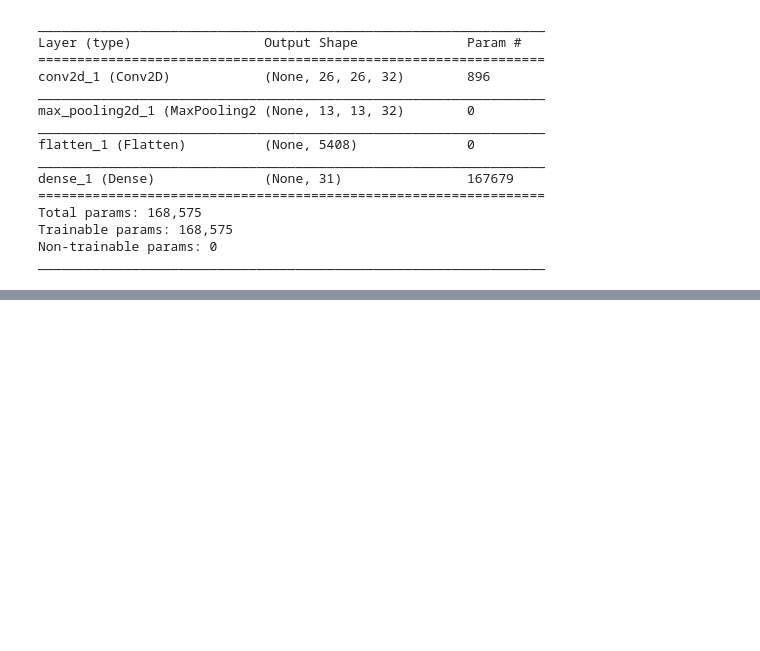
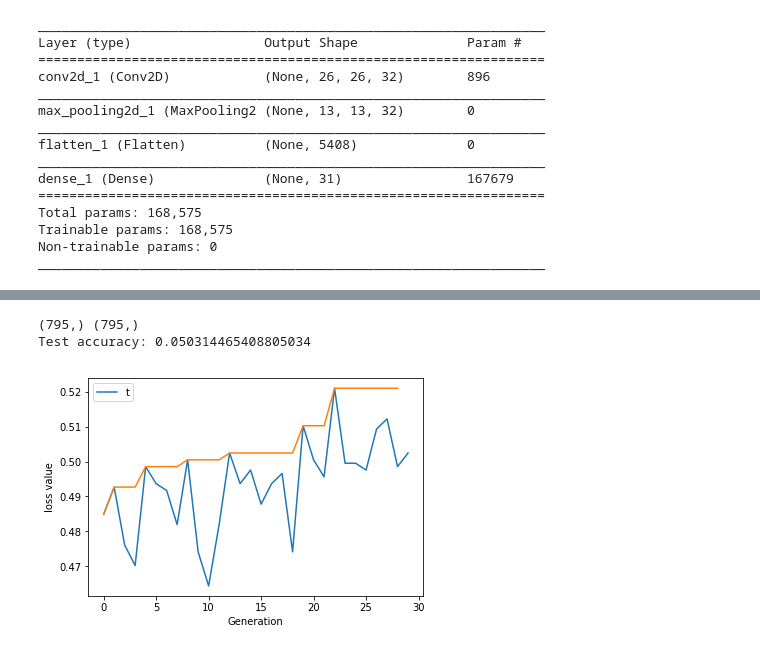
Before and after one commit to C-002/ce888_assignment2, a Jupyter notebook: AtoW.ipynb, the cells around one changed output, grey strips where cells are left out. Drawn from its saved outputs; the diff is of its cells as text; code cells hidden in the pictures; blank space fills up the shorter version.

```diff
--- a/AtoW.ipynb
+++ b/AtoW.ipynb
@@ -173,5 +175,6 @@ Total number of weights to evolve is: (168575,)
 # %%
 snes = SNES(weights, 1, POPULATION_SIZE)
+log = []
 for i in range(0, GENERATIONS):
     start = timer()
     asked = snes.ask()
@@ -200,6 +203,7 @@ for i in range(0, GENERATIONS):
         # append to array of values that are to be returned
         told.append(score)
 
-    snes.tell(asked, told)
+    t = snes.tell(asked, told)
+    log.append(t)
     end = timer()
     print("It took", end - start, "seconds to complete generation", i + 1)
@@ -213,3 +235,19 @@ print(y_test.shape, y_pred.shape)
 test_accuracy = accuracy_score(y_test, y_pred)
 
 print('Test accuracy:', test_accuracy)
+# %% [output]
+(795,) (795,)
+Test accuracy: 0.050314465408805034
+# %%
+maxline = []
+for i in range(1, len(log)):
+    maxline.append(max(log[:i]))
+plt.plot(log)
+plt.xlabel('Generation')
+plt.ylabel('loss value')
+plt.legend('test', loc='upper left')
+plt.plot(maxline)
+plt.savefig('log_AtoW_1.png')
+plt.show()
+# %% [output]
+[figure, added]
```
Also changed, not shown: parts of 3 cells of this notebook, 3 other files.
